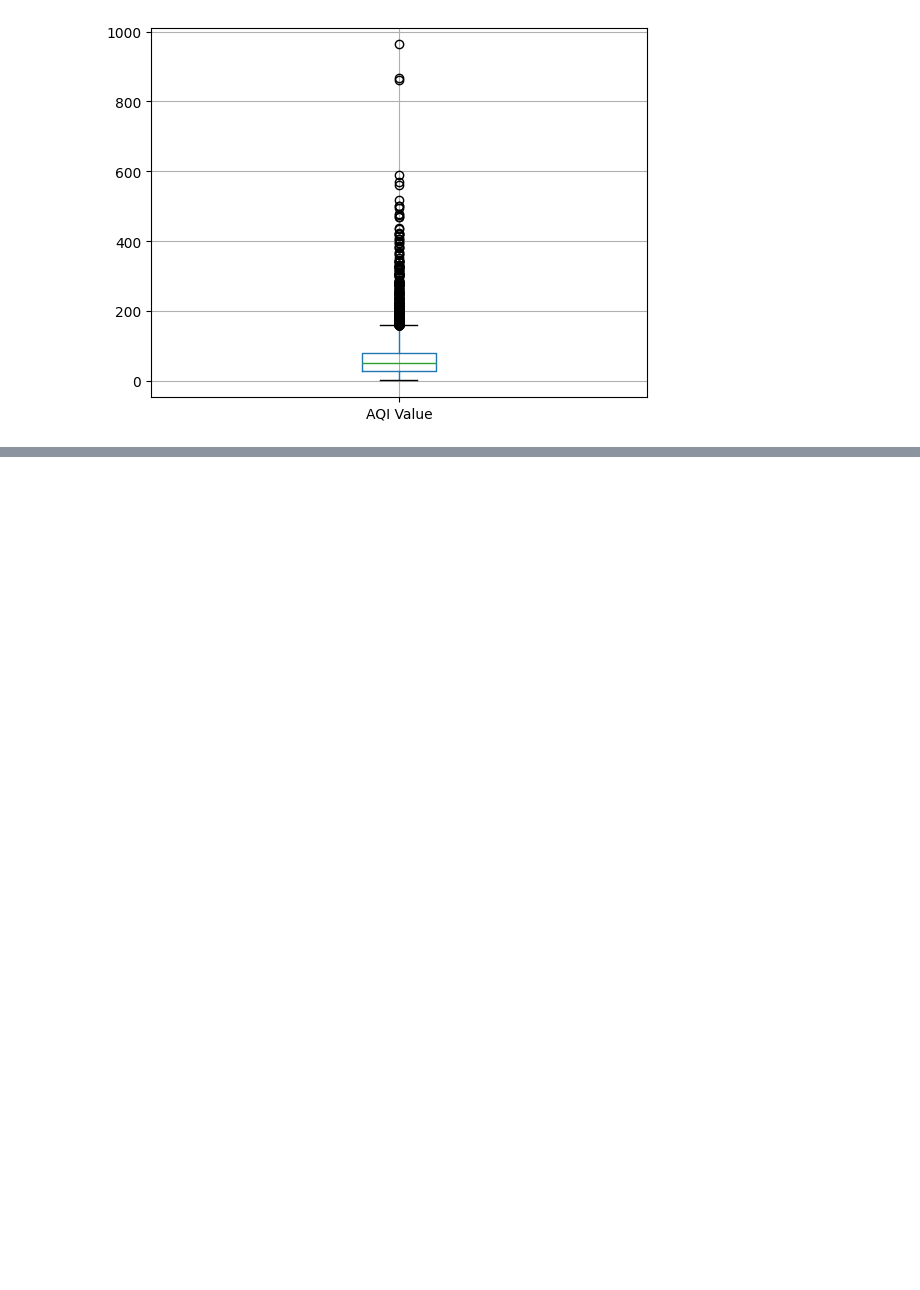
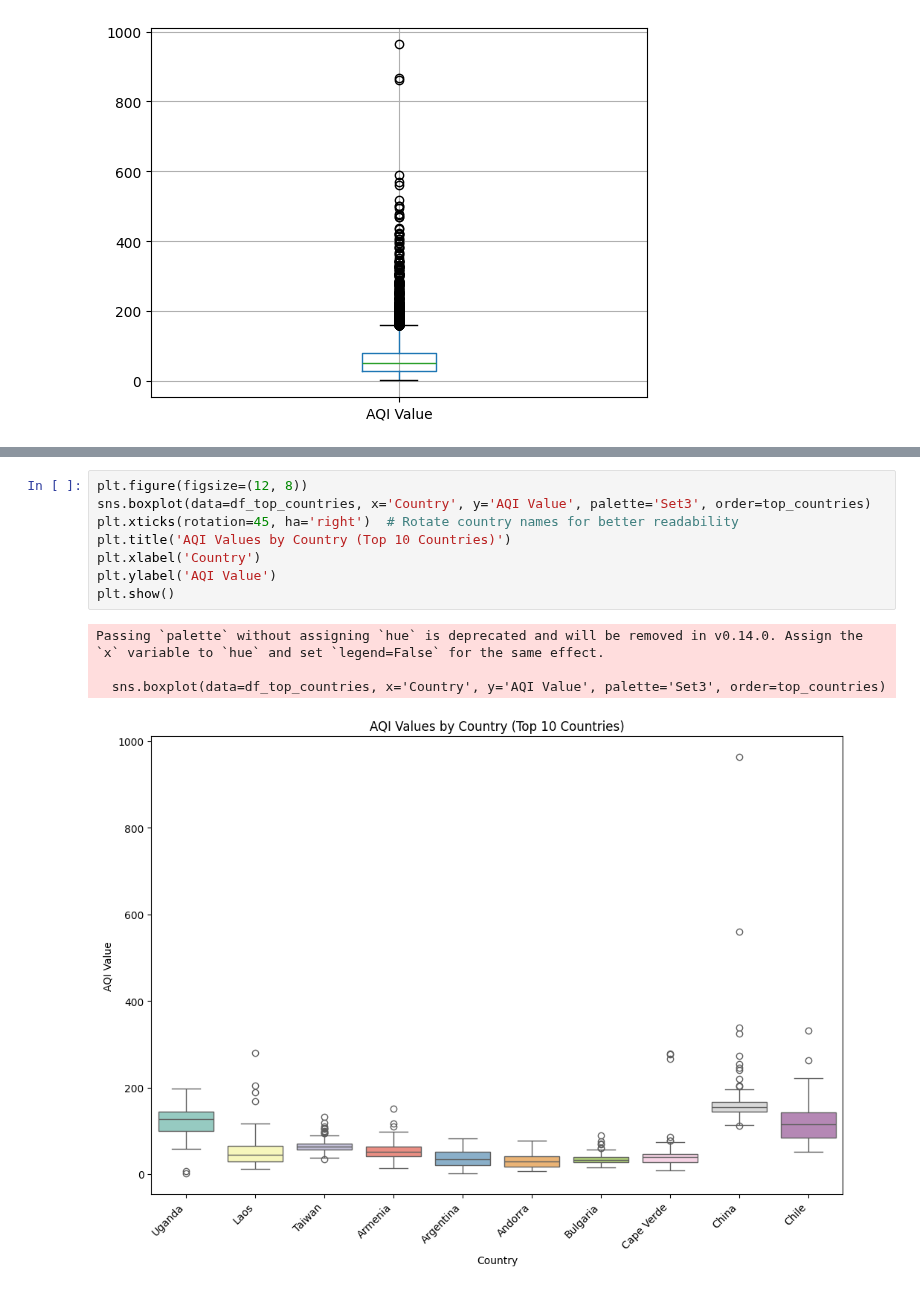
Before and after one commit to cyrineanene/Air-Pollution-Prediction, a Jupyter notebook: data_analysis.ipynb, the cells around one changed output, grey strips where cells are left out. Saved outputs shown, nothing was run; the diff lists cells and outputs as text; blank space fills up the shorter version.

```diff
--- a/data_analysis.ipynb
+++ b/data_analysis.ipynb
@@ -239,0 +257,13 @@ Number of outliers: 620
+# %%
+plt.figure(figsize=(12, 8))
+sns.boxplot(data=df_top_countries, x='Country', y='AQI Value', palette='Set3', order=top_countries)
+plt.xticks(rotation=45, ha='right')  # Rotate country names for better readability
+plt.title('AQI Values by Country (Top 10 Countries)')
+plt.xlabel('Country')
+plt.ylabel('AQI Value')
+plt.show()
+# %% [output]
+Passing `palette` without assigning `hue` is deprecated and will be removed in v0.14.0. Assign the `x` variable to `hue` and set `legend=False` for the same effect.
+
+  sns.boxplot(data=df_top_countries, x='Country', y='AQI Value', palette='Set3', order=top_countries)
+[figure, added]
```
Also changed, not shown: parts of 5 cells of this notebook, 1 other file.
